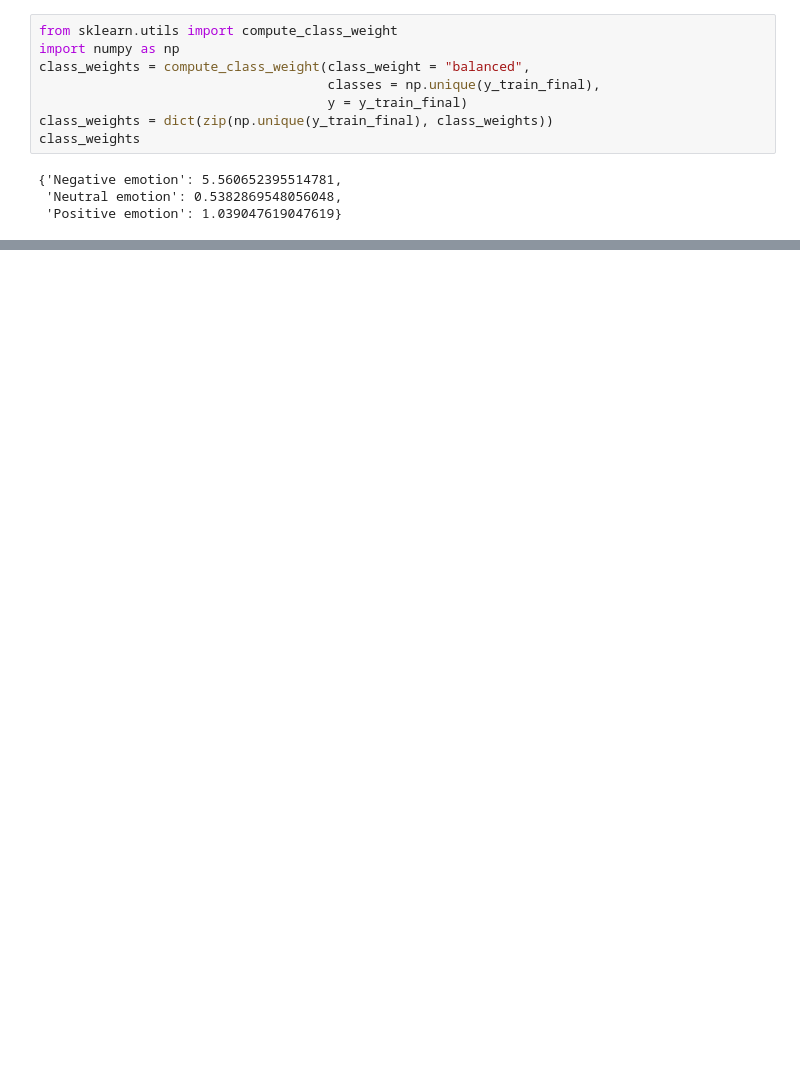
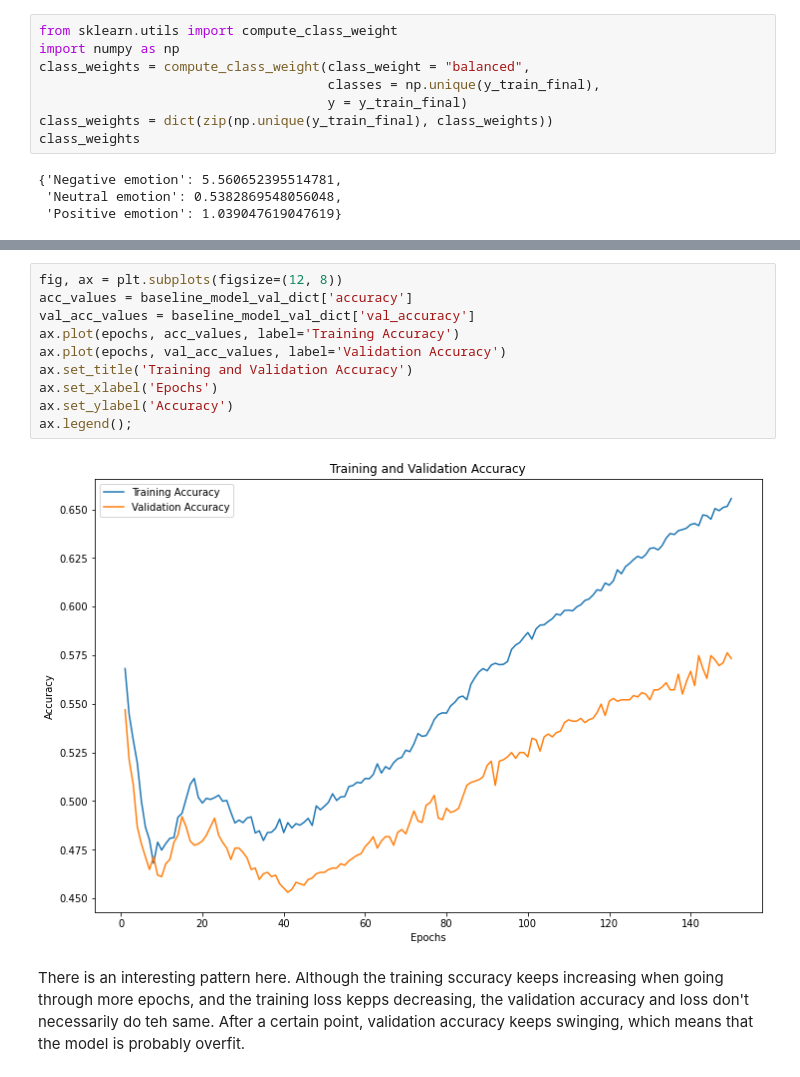
Before and after one commit to VolhaP87/Twitter_Sentiment_Analysis, a Jupyter notebook: Untitled1.ipynb, the cells around one changed output, grey strips where cells are left out. Cells and saved outputs as stored; diff of their text form; blank space fills up the shorter version.

```diff
--- a/Untitled1.ipynb
+++ b/Untitled1.ipynb
@@ -95,0 +145,14 @@ Detected at node 'sparse_categorical_crossentropy/SparseSoftmaxCrossEntropyWithL
+# %%
+fig, ax = plt.subplots(figsize=(12, 8))
+acc_values = baseline_model_val_dict['accuracy']
+val_acc_values = baseline_model_val_dict['val_accuracy']
+ax.plot(epochs, acc_values, label='Training Accuracy')
+ax.plot(epochs, val_acc_values, label='Validation Accuracy')
+ax.set_title('Training and Validation Accuracy')
+ax.set_xlabel('Epochs')
+ax.set_ylabel('Accuracy')
+ax.legend();
+# %% [output]
+[figure, added]
+# %% [markdown]
+There is an interesting pattern here. Although the training sccuracy keeps increasing when going through more epochs, and the training loss kepps decreasing, the validation accuracy and loss don't necessarily do teh same. After a certain point, validation accuracy keeps swinging, which means that the model is probably overfit.
```
Also changed, not shown: parts of 11 cells of this notebook.
